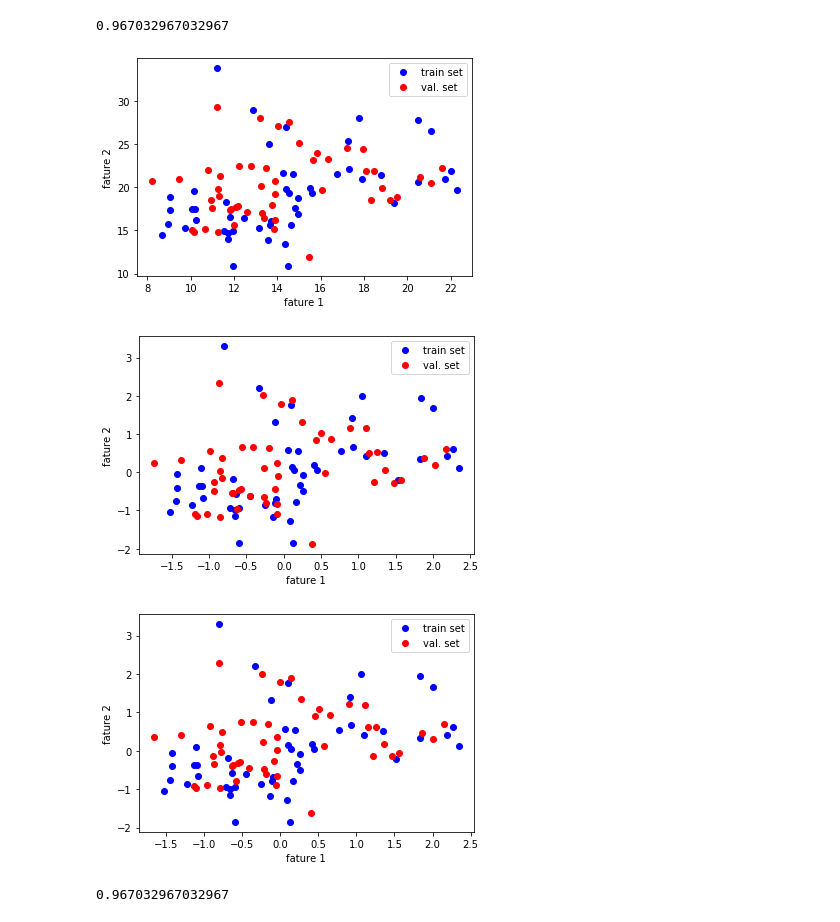
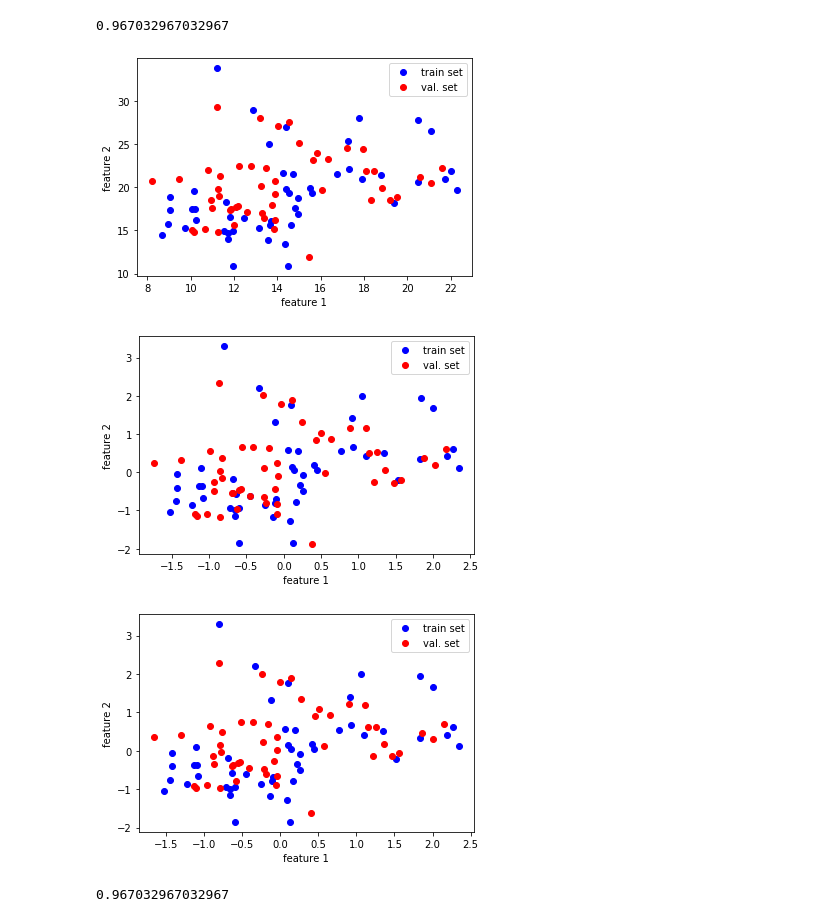
Before and after one commit to rickiepark/do-it-dl, a Jupyter notebook: Ch05.ipynb, the cells around one changed output. Saved outputs shown, nothing was run; the diff lists cells and outputs as text; code cells hidden in the pictures.

```diff
--- a/Ch05.ipynb
+++ b/Ch05.ipynb
@@ -190,32 +190,32 @@ layer2.score(x_val_scaled, y_val)
 # %%
 plt.plot(x_train[:50, 0], x_train[:50, 1], 'bo')
 plt.plot(x_val[:50, 0], x_val[:50, 1], 'ro')
-plt.xlabel('fature 1')
-plt.ylabel('fature 2')
+plt.xlabel('feature 1')
+plt.ylabel('feature 2')
 plt.legend(['train set', 'val. set'])
 plt.show()
 # %% [output]
-[figure, old version]
+[figure, new version]
 # %%
 plt.plot(x_train_scaled[:50, 0], x_train_scaled[:50, 1], 'bo')
 plt.plot(x_val_scaled[:50, 0], x_val_scaled[:50, 1], 'ro')
-plt.xlabel('fature 1')
-plt.ylabel('fature 2')
+plt.xlabel('feature 1')
+plt.ylabel('feature 2')
 plt.legend(['train set', 'val. set'])
 plt.show()
 # %% [output]
-[figure, old version]
+[figure, new version]
 # %%
 x_val_scaled = (x_val - train_mean) / train_std
 
 plt.plot(x_train_scaled[:50, 0], x_train_scaled[:50, 1], 'bo')
 plt.plot(x_val_scaled[:50, 0], x_val_scaled[:50, 1], 'ro')
-plt.xlabel('fature 1')
-plt.ylabel('fature 2')
+plt.xlabel('feature 1')
+plt.ylabel('feature 2')
 plt.legend(['train set', 'val. set'])
 plt.show()
 # %% [output]
-[figure, old version]
+[figure, new version]
 # %%
 layer2.score(x_val_scaled, y_val)
 # %% [output]
```
